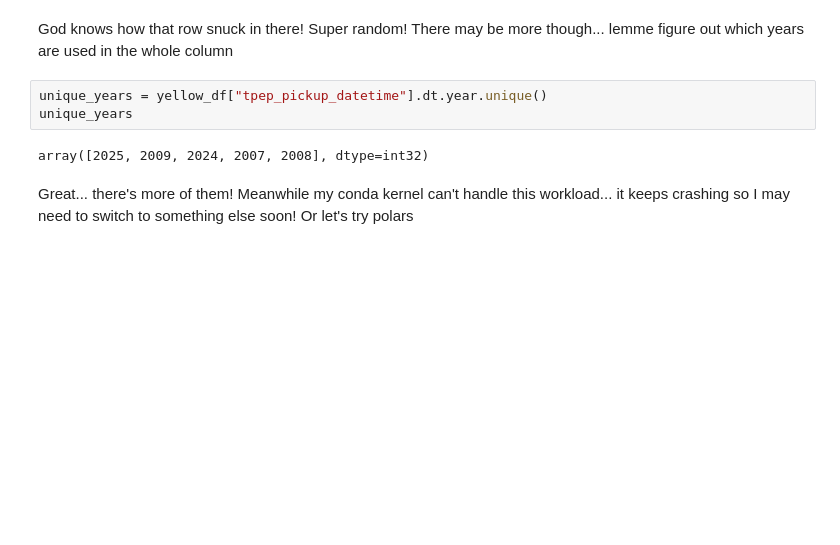
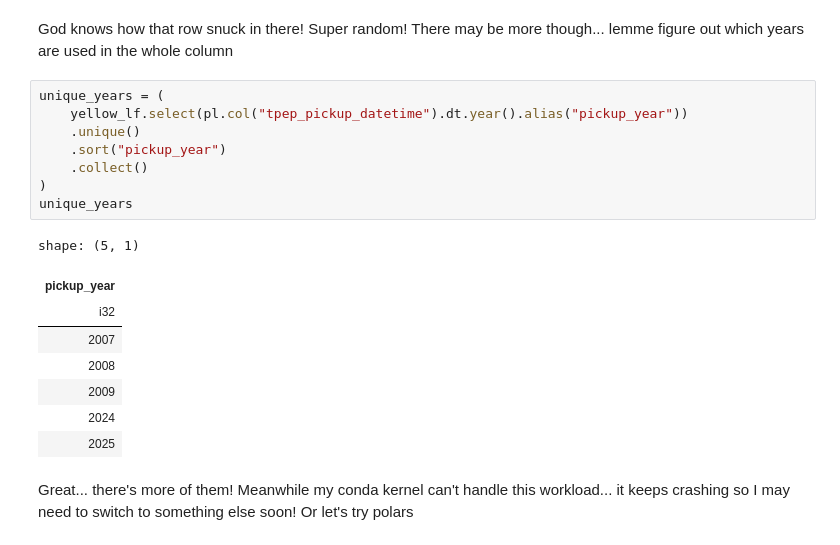
Before and after one commit to delightaheebwa/nyc-demand, a Jupyter notebook: notebooks/analysis.ipynb, the cells around one changed output. Drawn from its saved outputs; the diff is of its cells as text; blank space fills up the shorter version.

```diff
--- a/notebooks/analysis.ipynb
+++ b/notebooks/analysis.ipynb
@@ -193,10 +195,22 @@ filter_2007
 # %% [markdown]
 God knows how that row snuck in there! Super random! There may be more though... lemme figure out which years are used in the whole column
 # %%
-unique_years = yellow_df["tpep_pickup_datetime"].dt.year.unique()
+unique_years = (
+    yellow_lf.select(pl.col("tpep_pickup_datetime").dt.year().alias("pickup_year"))
+    .unique()
+    .sort("pickup_year")
+    .collect()
+)
 unique_years
 # %% [output]
-array([2025, 2009, 2024, 2007, 2008], dtype=int32)
+shape: (5, 1)
+| pickup_year |
+| i32 |
+| 2007 |
+| 2008 |
+| 2009 |
+| 2024 |
+| 2025 |
 # %% [markdown]
 Great... there's more of them! Meanwhile my conda kernel can't handle this workload... it keeps crashing so I may need to switch to something else soon! Or let's try polars
 # %%
```
Also changed, not shown: parts of 19 cells of this notebook, 3 other files.
